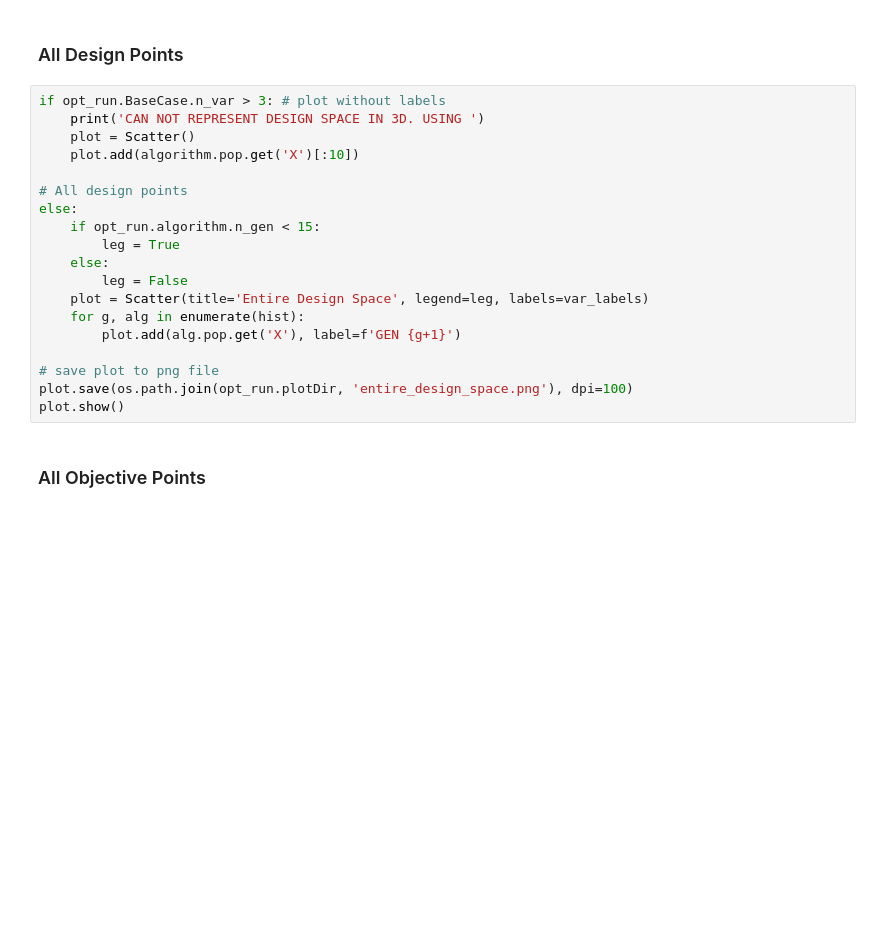
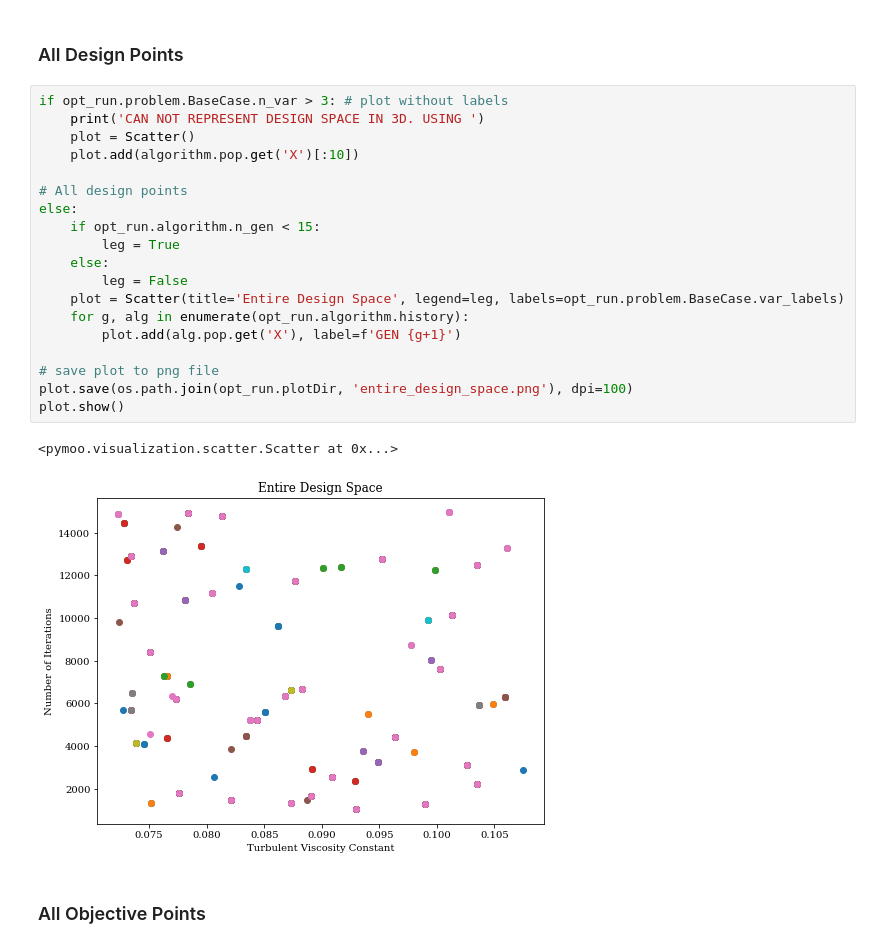
Before and after one commit to gmclove/pymooCFD, a Jupyter notebook: optPostProc.ipynb, the cells around one changed output. Cells and saved outputs as stored; diff of their text form; blank space fills up the shorter version.

```diff
--- a/optPostProc.ipynb
+++ b/optPostProc.ipynb
@@ -776,24 +782,27 @@ TypeError: '<' not supported between instances of 'NoneType' and 'int'
 # %% [markdown]
 ### All Design Points
 # %%
-if opt_run.BaseCase.n_var > 3: # plot without labels
+if opt_run.problem.BaseCase.n_var > 3: # plot without labels
     print('CAN NOT REPRESENT DESIGN SPACE IN 3D. USING ')
     plot = Scatter()
     plot.add(algorithm.pop.get('X')[:10])
 
 # All design points
 else:
     if opt_run.algorithm.n_gen < 15:
         leg = True
     else:
         leg = False
-    plot = Scatter(title='Entire Design Space', legend=leg, labels=var_labels)
-    for g, alg in enumerate(hist):
+    plot = Scatter(title='Entire Design Space', legend=leg, labels=opt_run.problem.BaseCase.var_labels)
+    for g, alg in enumerate(opt_run.algorithm.history):
         plot.add(alg.pop.get('X'), label=f'GEN {g+1}')
 
 # save plot to png file
 plot.save(os.path.join(opt_run.plotDir, 'entire_design_space.png'), dpi=100)
 plot.show()
+# %% [output]
+<pymoo.visualization.scatter.Scatter at 0x...>
+[figure, added]
 # %% [markdown]
 ### All Objective Points
 # %%
```
Also changed, not shown: parts of 16 cells of this notebook.
